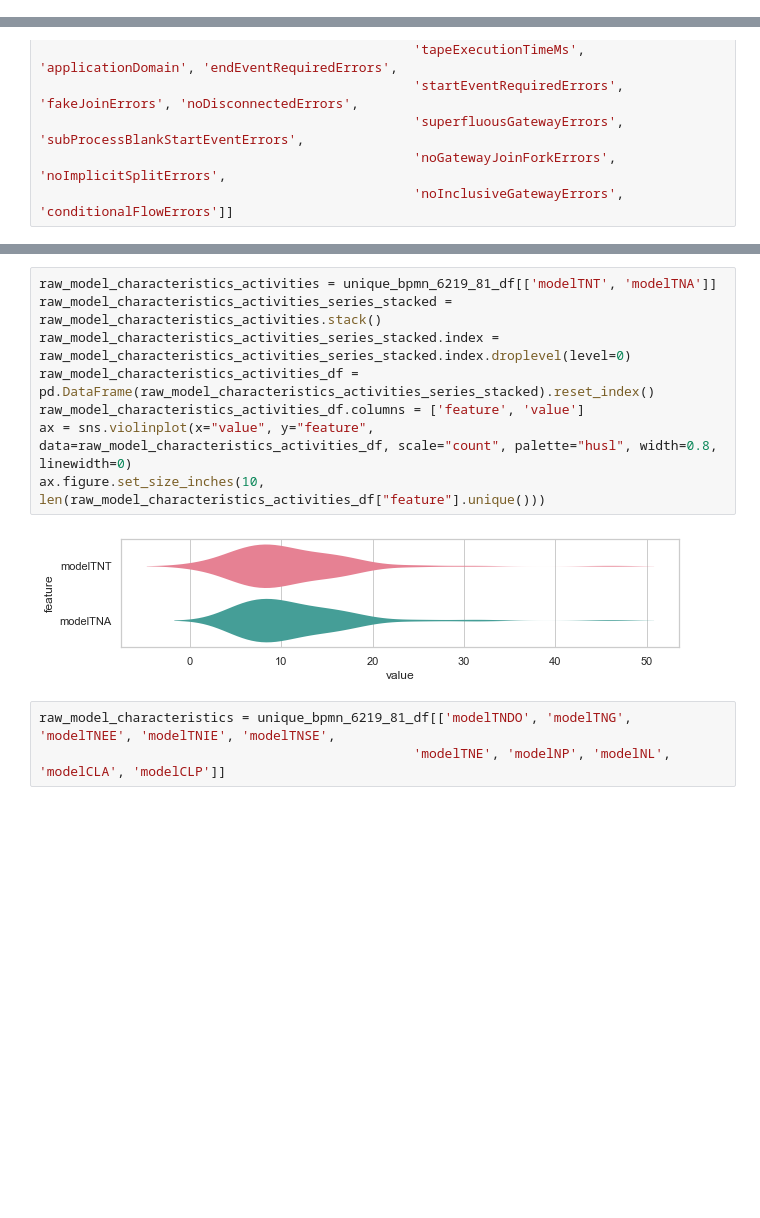
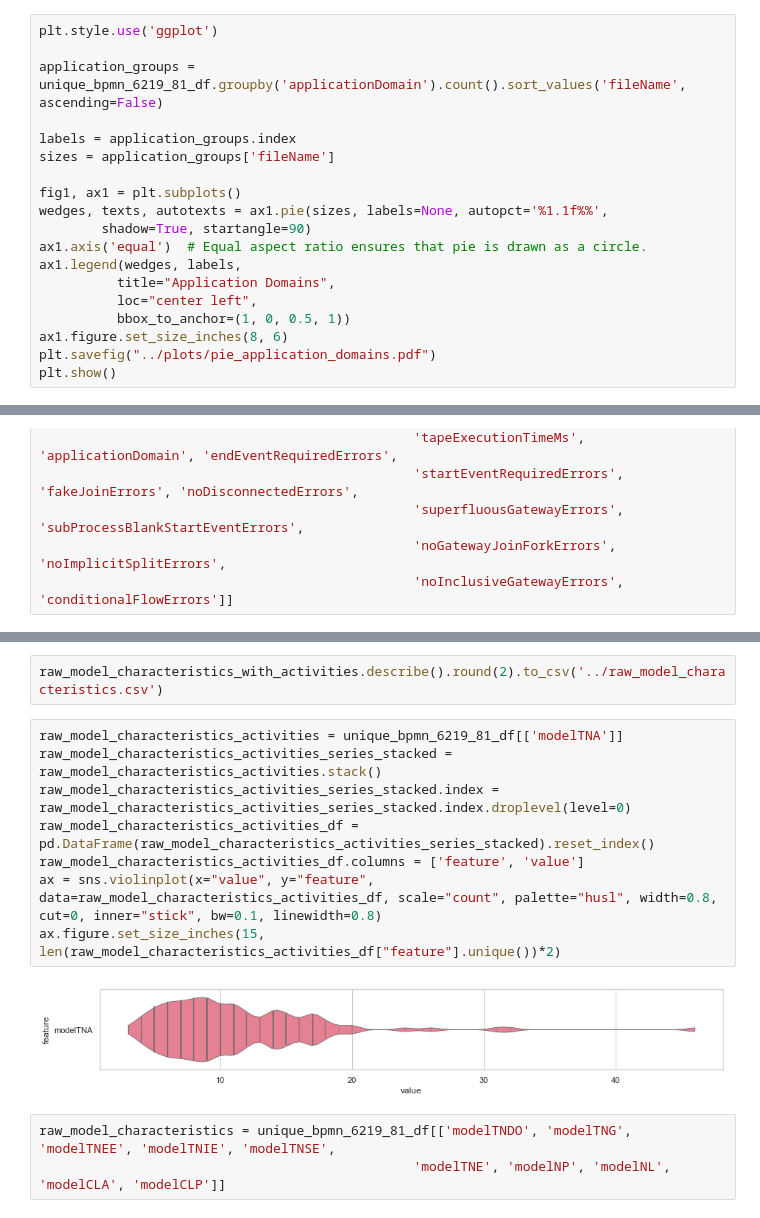
Before and after one commit to justdeko/trust-studio, a Jupyter notebook: trustminer-evaluation/src/aggregation_evaluation.ipynb, the cells around one changed output, grey strips where cells are left out. Drawn from its saved outputs; the diff is of its cells as text; blank space fills up the shorter version.

```diff
--- a/trustminer-evaluation/src/aggregation_evaluation.ipynb
+++ b/trustminer-evaluation/src/aggregation_evaluation.ipynb
@@ -79,0 +103,19 @@ len(unique_bpmn_6219_81_df)
+# %%
+plt.style.use('ggplot')
+
+application_groups = unique_bpmn_6219_81_df.groupby('applicationDomain').count().sort_values('fileName', ascending=False)
+
+labels = application_groups.index
+sizes = application_groups['fileName']
+
+fig1, ax1 = plt.subplots()
+wedges, texts, autotexts = ax1.pie(sizes, labels=None, autopct='%1.1f%%',
+        shadow=True, startangle=90)
+ax1.axis('equal')  # Equal aspect ratio ensures that pie is drawn as a circle.
+ax1.legend(wedges, labels,
+          title="Application Domains",
+          loc="center left",
+          bbox_to_anchor=(1, 0, 0.5, 1))
+ax1.figure.set_size_inches(8, 6)
+plt.savefig("../plots/pie_application_domains.pdf")
+plt.show()
@@ -121,13 +179,15 @@ static_characteristics = unique_bpmn_6219_81_df[['modelTNT', 'modelTNCS', 'model
+# %%
+raw_model_characteristics_with_activities.describe().round(2).to_csv('../raw_model_characteristics.csv')
 # %%
-raw_model_characteristics_activities = unique_bpmn_6219_81_df[['modelTNT', 'modelTNA']]
+raw_model_characteristics_activities = unique_bpmn_6219_81_df[['modelTNA']]
 raw_model_characteristics_activities_series_stacked = raw_model_characteristics_activities.stack()
 raw_model_characteristics_activities_series_stacked.index = raw_model_characteristics_activities_series_stacked.index.droplevel(level=0)
 raw_model_characteristics_activities_df = pd.DataFrame(raw_model_characteristics_activities_series_stacked).reset_index()
 raw_model_characteristics_activities_df.columns = ['feature', 'value']
-ax = sns.violinplot(x="value", y="feature", data=raw_model_characteristics_activities_df, scale="count", palette="husl", width=0.8, linewidth=0)
-ax.figure.set_size_inches(10, len(raw_model_characteristics_activities_df["feature"].unique()))
+ax = sns.violinplot(x="value", y="feature", data=raw_model_characteristics_activities_df, scale="count", palette="husl", width=0.8, cut=0, inner="stick", bw=0.1, linewidth=0.8)
+ax.figure.set_size_inches(15, len(raw_model_characteristics_activities_df["feature"].unique())*2)
 # %% [output]
-[figure, old version]
+[figure, new version]
 # %%
 raw_model_characteristics = unique_bpmn_6219_81_df[['modelTNDO', 'modelTNG', 'modelTNEE', 'modelTNIE', 'modelTNSE',
                                                 'modelTNE', 'modelNP', 'modelNL', 'modelCLA', 'modelCLP']]
```
Also changed, not shown: parts of 9 cells of this notebook, 5 other files.
